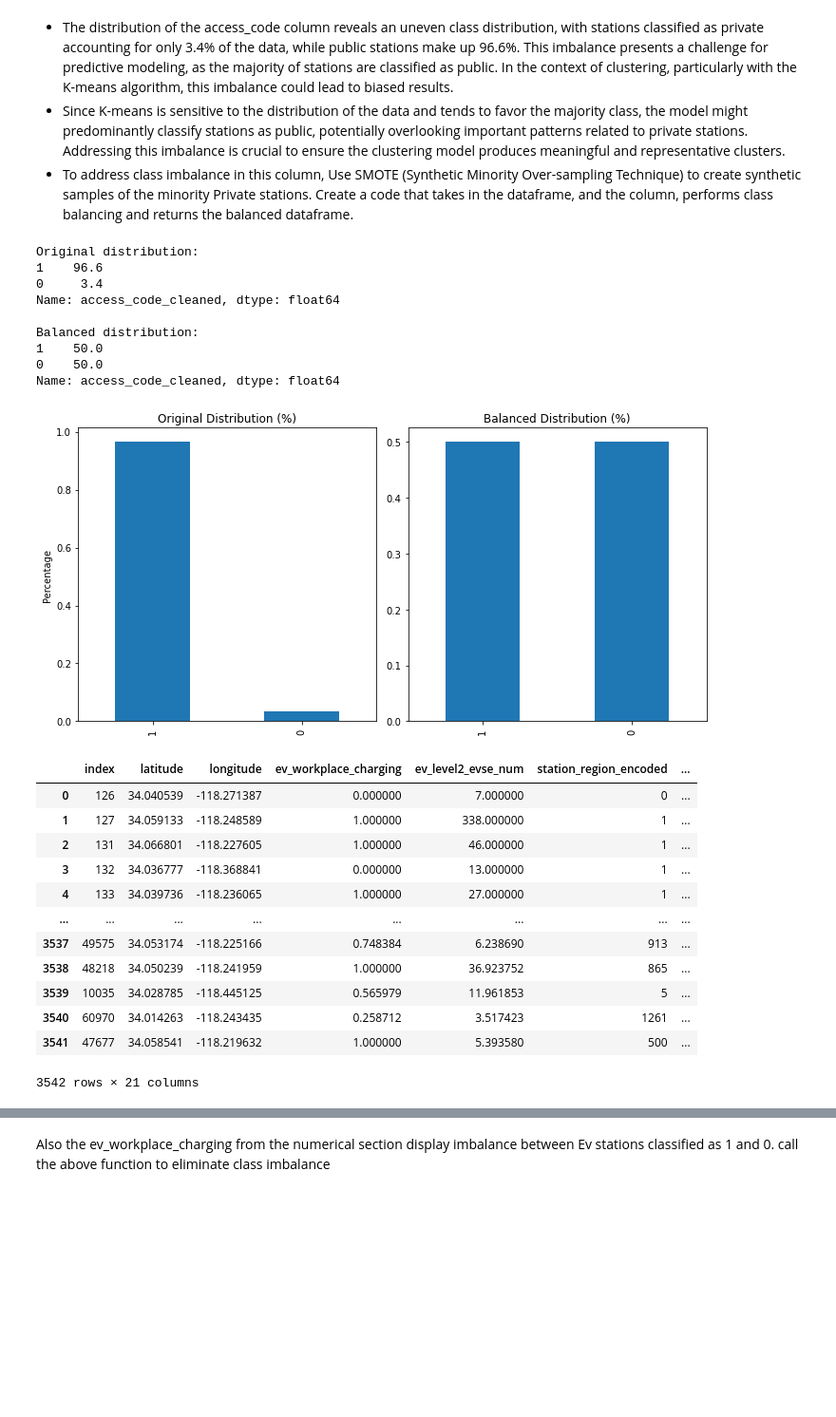
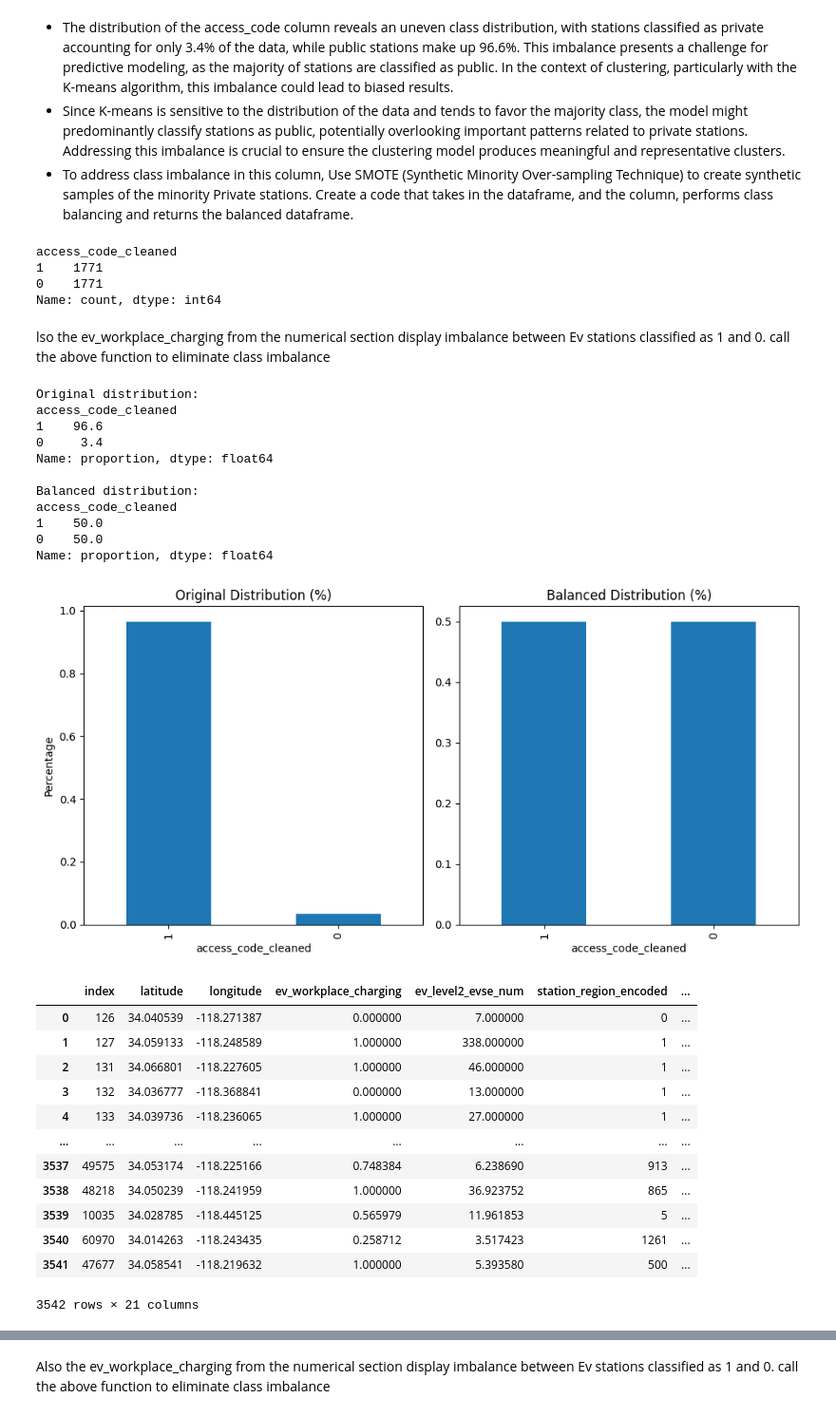
Before and after one commit to Damarispaul/Ev_Stations, a Jupyter notebook: EV Charging (3).ipynb, the cells around one changed output, grey strips where cells are left out. Shown at 95% size. Drawn from its saved outputs; the diff is of its cells as text; code cells hidden in the pictures; blank space fills up the shorter version.

```diff
--- a/EV Charging (3).ipynb
+++ b/EV Charging (3).ipynb
@@ -236,7 +246,7 @@ Index(['OBJECTID', 'access_code', 'access_days_time', 'access_detail_code',
 # %%
 relevant_columns = [
     'station_name', 'latitude', 'longitude', 'city', 'state',"restricted_access","ev_renewable_source",
-    'street_address', 'status_code', 'access_code',"cards_accepted","ev_workplace_charging",
+    'status_code', 'access_code',"cards_accepted","ev_workplace_charging",
     'ev_connector_types', 'ev_dc_fast_num', 'ev_level1_evse_num', "intersection_directions","owner_type_code",
     'ev_level2_evse_num', 'ev_network', 'ev_pricing',"access_days_time","maximum_vehicle_class","facility_type"
 ]
@@ -327,8 +340,8 @@ Ev_df.shape
 # %%
-# Dropping columns with above 20% missing values
-def drop_high_null_columns(df, threshold=20):
+# Dropping columns with above 10% missing values
+def drop_high_null_columns(df, threshold=10):
     return df.loc[:, (df.isna().sum() / len(df) * 100) <= threshold]
 
-df_20_percent=drop_high_null_columns(Ev_df, threshold=20).reset_index()
-df_20_percent.head(3)
+df_10_percent=drop_high_null_columns(Ev_df, threshold=10).reset_index()
+df_10_percent.head(3)
 # %% [output]
@@ -339,5 +352,5 @@ df_20_percent.head(3)
 # %%
-Ev_df1 = df_20_percent.copy()
+Ev_df1 = df_10_percent.copy()
 # %%
 # Checking for duplicates
 print(f"We have {Ev_df1.duplicated().sum()} in our data set")
@@ -823,5 +837,6 @@ Ev_df2.head(2)
 # %%
-Drop_columns = ['station_name','city', 'state','street_address', 'access_code','ev_network', 'access_days_time','station_region', 'station_subregion']
+#  dropping of irrelavant columns
+Drop_columns = ['station_name','city', 'state', 'access_code','ev_network', 'access_days_time','station_region', 'station_subregion']
 Ev_df3 = Ev_df2.drop(columns=Drop_columns)
 Ev_df3
 # %% [output]
@@ -906,14 +922,21 @@ Name: access_code, dtype: int64
 * The distribution of the access_code column reveals an uneven class distribution, with stations classified as private accounting for only 3.4% of the data, while public stations make up 96.6%. This imbalance presents a challenge for predictive modeling, as the majority of stations are classified as public. In the context of clustering, particularly with the K-means algorithm, this imbalance could lead to biased results.
 * Since K-means is sensitive to the distribution of the data and tends to favor the majority class, the model might predominantly classify stations as public, potentially overlooking important patterns related to private stations. Addressing this imbalance is crucial to ensure the clustering model produces meaningful and representative clusters.
 * To address class imbalance in this column, Use SMOTE (Synthetic Minority Over-sampling Technique) to create synthetic samples of the minority Private stations. Create a code that takes in the dataframe, and the column, performs class balancing and returns the balanced dataframe.
+# %%
+# Confirm class balancing in the Ev_df2
+Ev_df3['access_code_cleaned'].value_counts()
+# %% [output]
+access_code_cleaned
+1    1771
+0    1771
+Name: count, dtype: int64
+# %% [markdown]
+lso the ev_workplace_charging from the numerical section display imbalance between Ev stations classified as 1 and 0. call the above function to eliminate class imbalance
 # %%
-import pandas as pd
-from imblearn.over_sampling import SMOTE
-import matplotlib.pyplot as plt
-
+# doing the resampling
 def balance_column(df, column_to_balance):
     """
-    Balance a specific column in a dataframe using SMOTE.
+    Balance a specific from imblearn.over_sampling import SMOTE in a dataframe using SMOTE.
 
     Parameters:
     -----------
@@ -956,36 +979,38 @@ def balance_column(df, column_to_balance):
     # Original distribution
     plt.subplot(1, 2, 1)
     y.value_counts(normalize=True).plot(kind='bar')
     plt.title('Original Distribution (%)')
     plt.ylabel('Percentage')
 
     # Balanced distribution
     plt.subplot(1, 2, 2)
     df_balanced[column_to_balance].value_counts(normalize=True).plot(kind='bar')
     plt.title('Balanced Distribution (%)')
 
     plt.tight_layout()
     plt.show()
 
     return df_balanced
 
 # Example usage:
 """
 # For your EV charging station data:
 """
 Ev_df3 = balance_column(Ev_df3, 'access_code_cleaned')
 Ev_df3
 # %% [output]
 Original distribution:
+access_code_cleaned
 1    96.6
 0     3.4
-Name: access_code_cleaned, dtype: float64
+Name: proportion, dtype: float64
 
 Balanced distribution:
+access_code_cleaned
 1    50.0
 0    50.0
-Name: access_code_cleaned, dtype: float64
+Name: proportion, dtype: float64
-[figure, old version]
+[figure, new version]
 |  | index | latitude | longitude | ev_workplace_charging | ev_level2_evse_num | station_region_encoded | ... |
 | 0 | 126 | 34.040539 | -118.271387 | 0.000000 | 7.000000 | 0 | ... |
 | 1 | 127 | 34.059133 | -118.248589 | 1.000000 | 338.000000 | 1 | ... |
```
Also changed, not shown: parts of 56 cells of this notebook.
